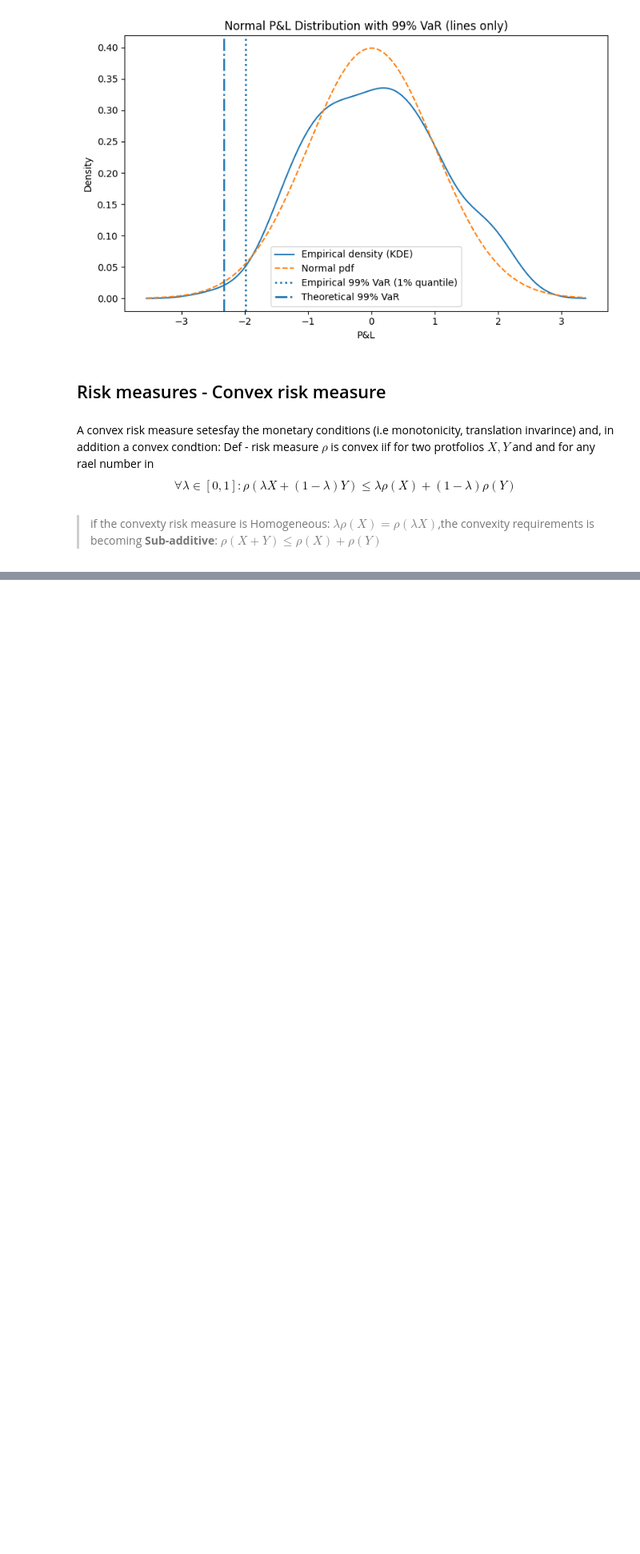
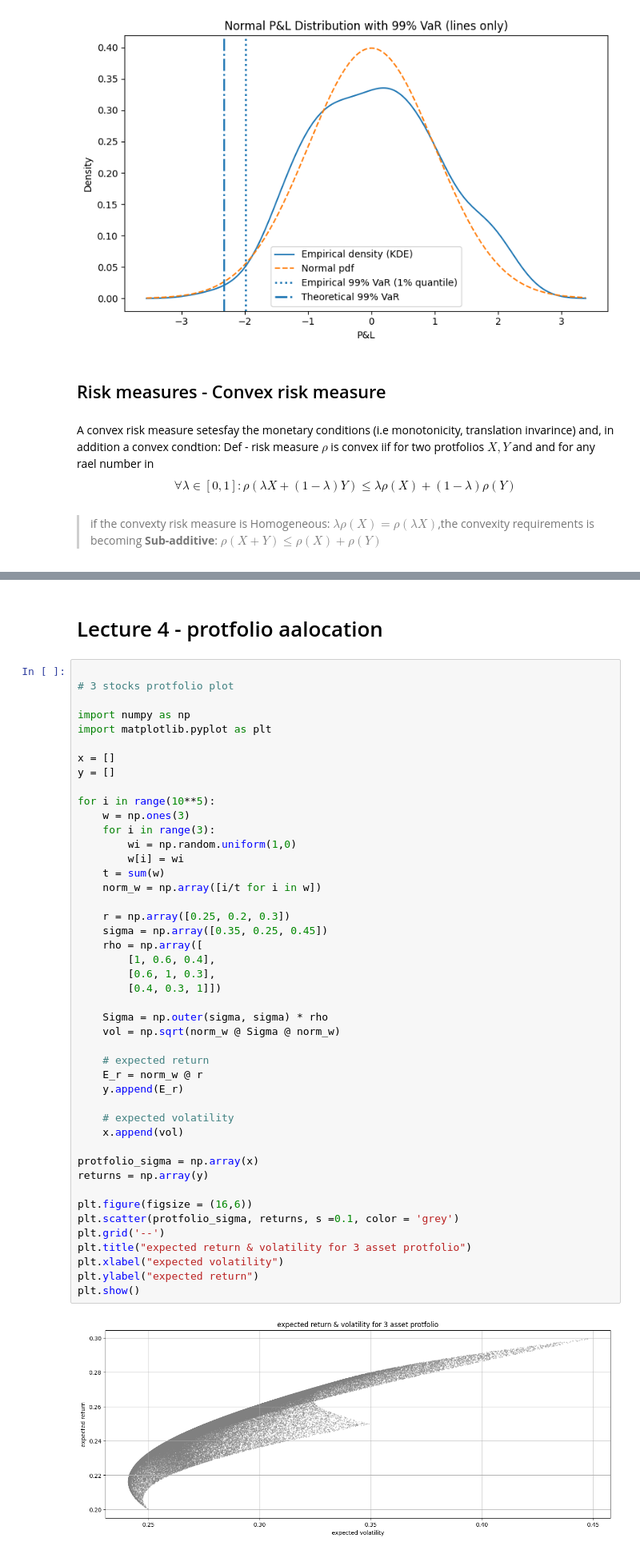
Before and after one commit to Menashe-Lorenzi/Market-Credit-Risk, a Jupyter notebook: risk_models.ipynb, the cells around one changed output, grey strips where cells are left out. Shown at 80% size. Cells and saved outputs as stored; diff of their text form; blank space fills up the shorter version.

Commit message:
start of modern protfolio theory

```diff
--- a/risk_models.ipynb
+++ b/risk_models.ipynb
@@ -538,0 +545,49 @@ Def - risk measure $\rho$ is convex iif for two protfolios $X,Y$ and and for any
+# %% [markdown]
+# Lecture 4 - protfolio aalocation
+# %%
+
+# 3 stocks protfolio plot
+
+import numpy as np
+import matplotlib.pyplot as plt
+
+x = []
+y = []
+
+for i in range(10**5):
+    w = np.ones(3)
+    for i in range(3):
+        wi = np.random.uniform(1,0)
+        w[i] = wi
+    t = sum(w)
+    norm_w = np.array([i/t for i in w])
+
+    r = np.array([0.25, 0.2, 0.3])
+    sigma = np.array([0.35, 0.25, 0.45])
+    rho = np.array([
+        [1, 0.6, 0.4],
+        [0.6, 1, 0.3],
+        [0.4, 0.3, 1]])
+
+    Sigma = np.outer(sigma, sigma) * rho
+    vol = np.sqrt(norm_w @ Sigma @ norm_w)
+
+    # expected return
+    E_r = norm_w @ r
+    y.append(E_r)
+
+    # expected volatility
+    x.append(vol)
+
+protfolio_sigma = np.array(x)
+returns = np.array(y)
+
+plt.figure(figsize = (16,6))
+plt.scatter(protfolio_sigma, returns, s =0.1, color = 'grey')
+plt.grid('--')
+plt.title("expected return & volatility for 3 asset protfolio")
+plt.xlabel("expected volatility")
+plt.ylabel("expected return")
+plt.show()
+# %% [output]
+[figure, added]
```
Also changed, not shown: parts of 3 cells of this notebook.
